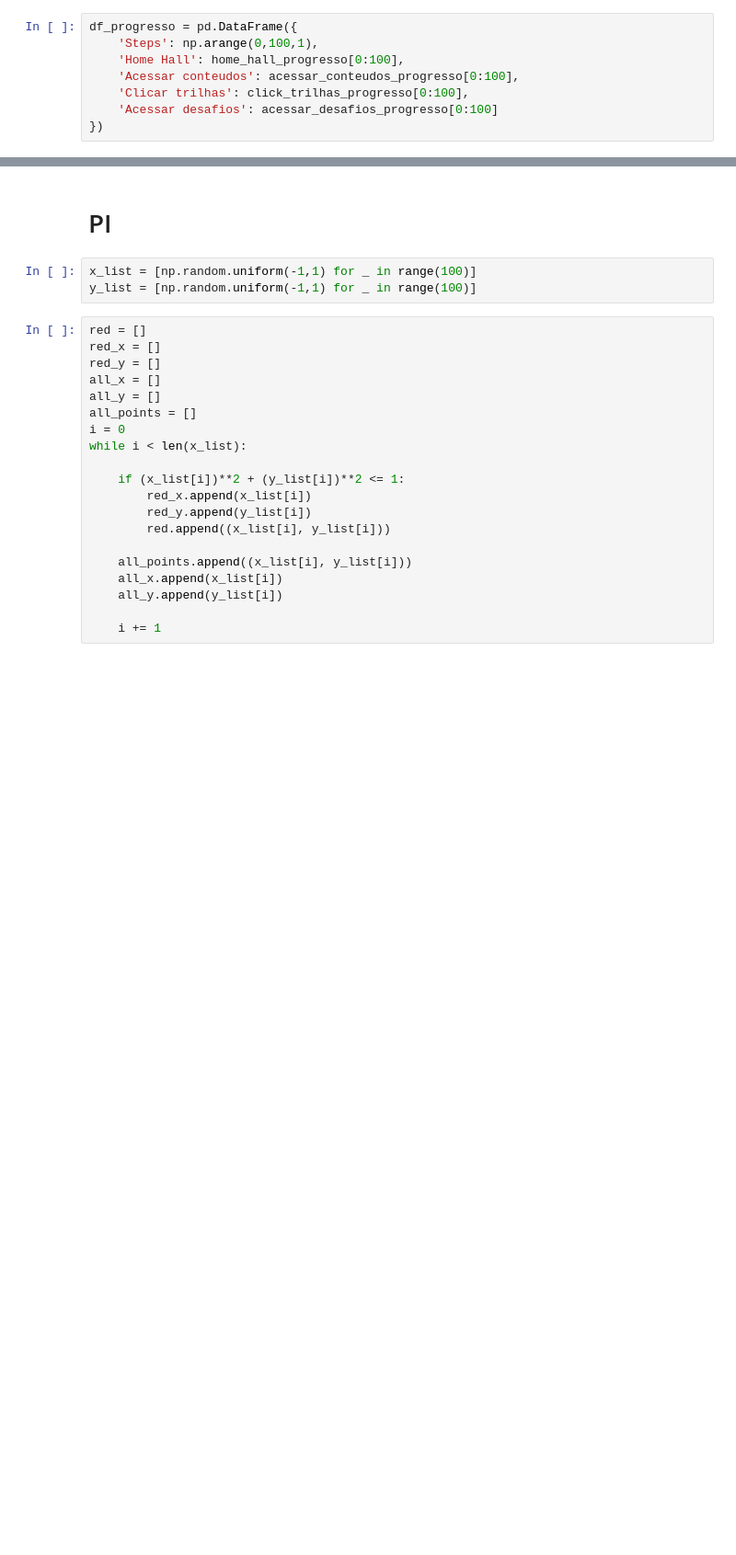
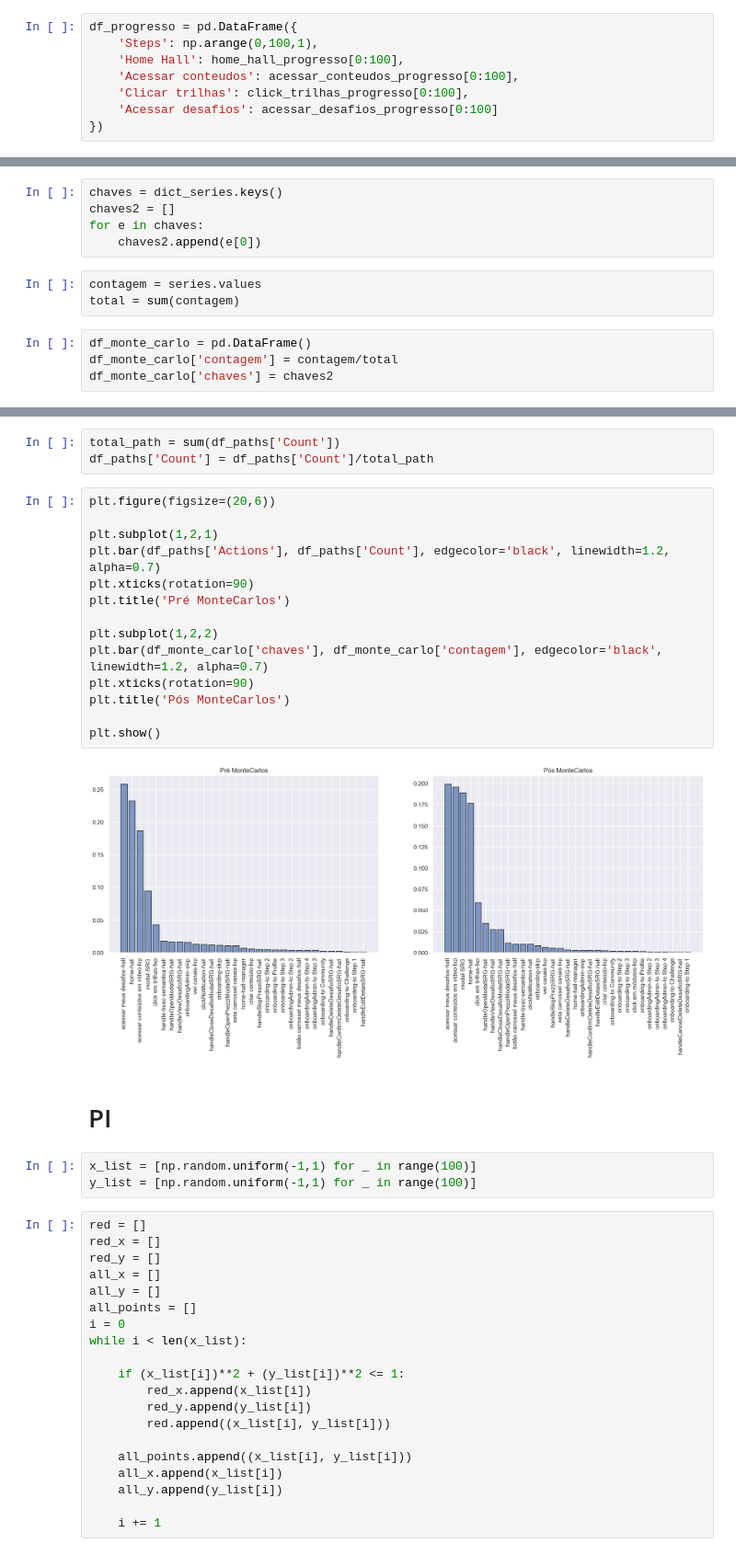
Before and after one commit to felipebns/frst2024, a Jupyter notebook: projeto.ipynb, the cells around one changed output, grey strips where cells are left out. Shown at 92% size. Cells and saved outputs as stored; diff of their text form; blank space fills up the shorter version.

```diff
--- a/projeto.ipynb
+++ b/projeto.ipynb
@@ -409,0 +510,12 @@ plt.show()
+# %%
+chaves = dict_series.keys()
+chaves2 = []
+for e in chaves:
+    chaves2.append(e[0])
+# %%
+contagem = series.values
+total = sum(contagem)
+# %%
+df_monte_carlo = pd.DataFrame()
+df_monte_carlo['contagem'] = contagem/total
+df_monte_carlo['chaves'] = chaves2
@@ -410,3 +542,22 @@ plt.show()
+# %%
+total_path = sum(df_paths['Count'])
+df_paths['Count'] = df_paths['Count']/total_path
+# %%
+plt.figure(figsize=(20,6))
+
+plt.subplot(1,2,1)
+plt.bar(df_paths['Actions'], df_paths['Count'], edgecolor='black', linewidth=1.2, alpha=0.7)
+plt.xticks(rotation=90)
+plt.title('Pré MonteCarlos')
+
+plt.subplot(1,2,2)
+plt.bar(df_monte_carlo['chaves'], df_monte_carlo['contagem'], edgecolor='black', linewidth=1.2, alpha=0.7)
+plt.xticks(rotation=90)
+plt.title('Pós MonteCarlos')
+
+plt.show()
+# %% [output]
+[figure, added]
 # %% [markdown]
 # PI
 # %%
```
Also changed, not shown: parts of 33 cells of this notebook, 8 other files.
